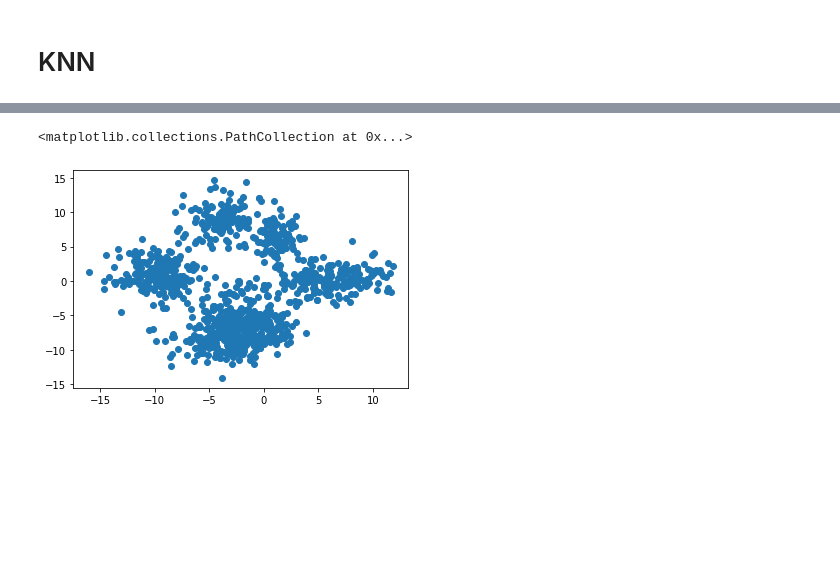
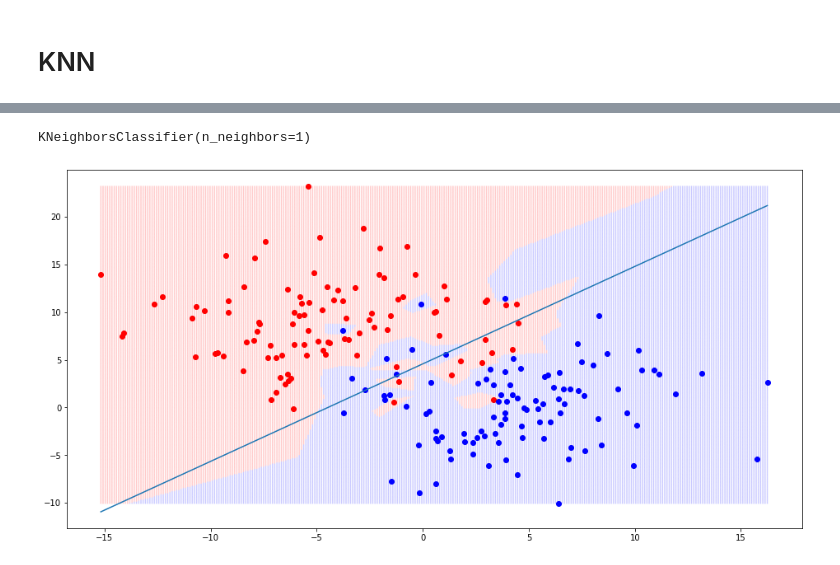
Before and after one commit to lsuazo/ESL, a Jupyter notebook: Notebooks/02_NearestNeighbor.ipynb, the cells around one changed output, grey strips where cells are left out. Cells and saved outputs as stored; diff of their text form; code cells hidden in the pictures; blank space fills up the shorter version.

```diff
--- a/Notebooks/02_NearestNeighbor.ipynb
+++ b/Notebooks/02_NearestNeighbor.ipynb
@@ -125,5 +141,26 @@ observations = np.array(observations)
-# %%
-plt.scatter(observations[:,0], observations[:,1])
-# %% [output]
-<matplotlib.collections.PathCollection at 0x...>
-[figure, removed]
+# %%
+from sklearn.neighbors import KNeighborsClassifier
+classifier = KNeighborsClassifier(n_neighbors=1)
+classifier.fit(X,Y.ravel())
+# %% [output]
+KNeighborsClassifier(n_neighbors=1)
+# %%
+lin_dim = 300
+xmin,xmax = (X[:,0].min(),X[:,0].max())
+ymin,ymax = (X[:,1].min(),X[:,1].max())
+xgrid, ygrid = np.meshgrid(np.linspace(xmin, xmax, lin_dim), np.linspace(ymin, ymax, lin_dim))
+flatx = xgrid.flatten()
+flaty = ygrid.flatten()
+meshpts = np.column_stack([flatx, flaty])
+# %%
+grid_pred = classifier.predict(meshpts)
+# %%
+plt.figure (figsize= (16,8))
+plt.scatter(class0[:,0], class0[:,1], c='red' )
+plt.scatter(class1[:,0], class1[:,1], c='blue')
+xvals = np.linspace(xmin,xmax,100)
+plt.plot(xvals,decision_line(xvals) )
+plt.scatter(flatx, flaty, c=['b' if x else 'r' for x in grid_pred], alpha=0.1, s=1)
+plt.show()
+# %% [output]
+[figure, added]
```
Also changed, not shown: parts of 22 cells of this notebook, 1 other file.
